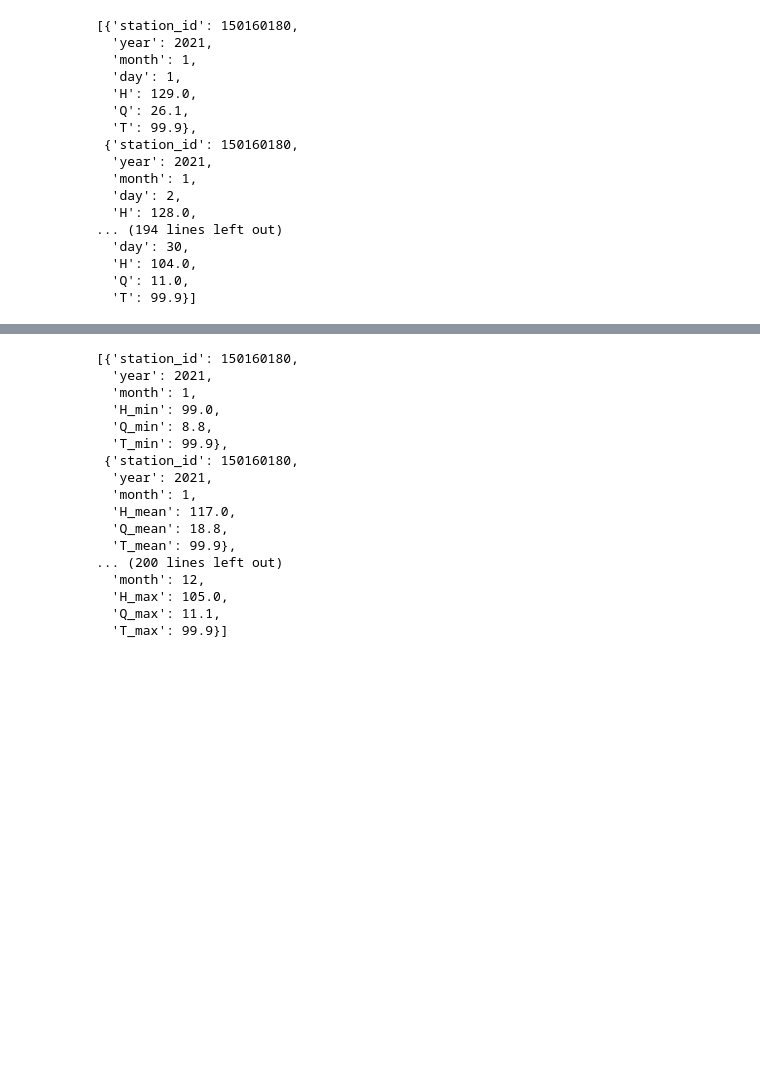
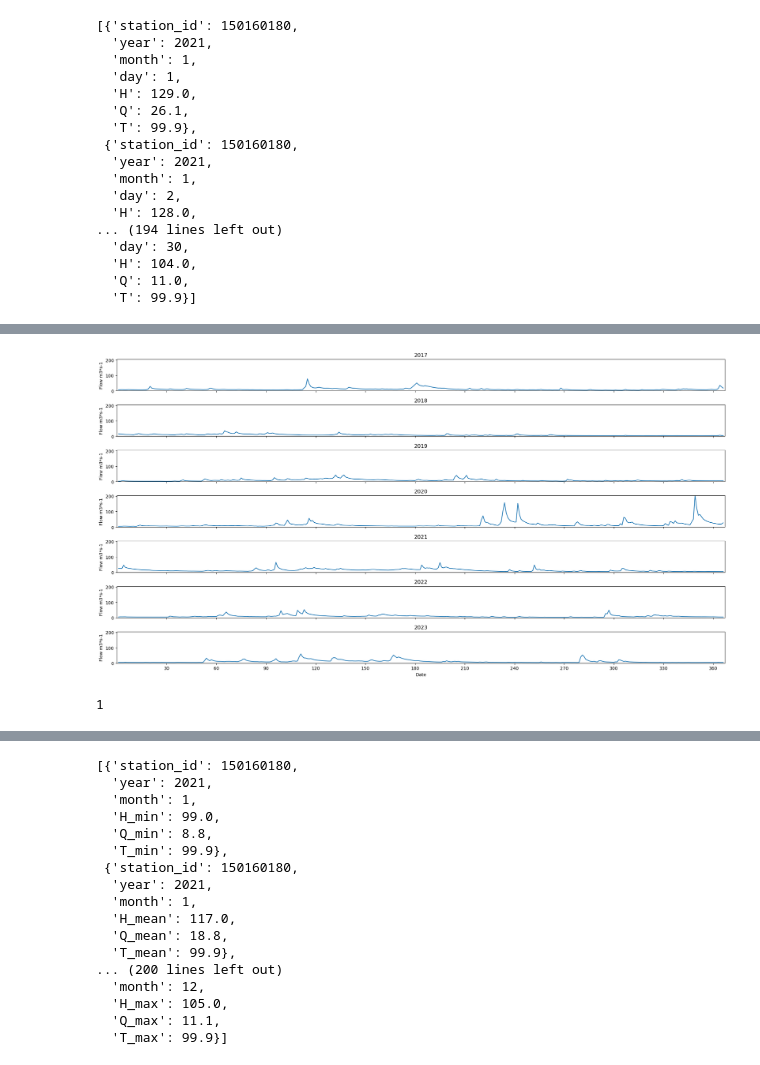
Before and after one commit to Daldek/IMGWTools, a Jupyter notebook: Notebooks/Stats.ipynb, the cells around one changed output, grey strips where cells are left out. Drawn from its saved outputs; the diff is of its cells as text; code cells hidden in the pictures; blank space fills up the shorter version.

```diff
--- a/Notebooks/Stats.ipynb
+++ b/Notebooks/Stats.ipynb
@@ -79,0 +86,5 @@ Missing data for: 2022-11
+# %%
+dobowe.plt_daily_flows()
+# %% [output]
+[figure, added]
+1
```
Also changed, not shown: parts of 7 cells of this notebook, 2 other files.
